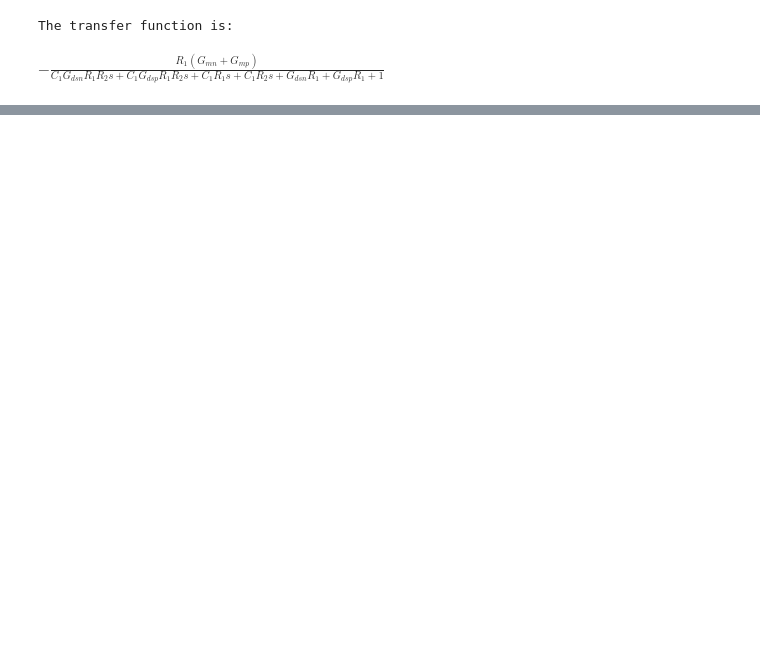
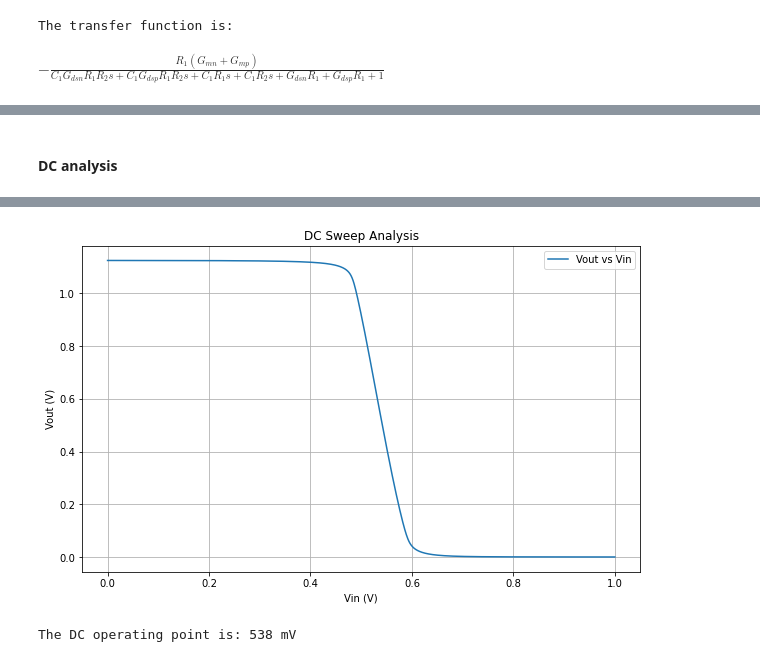
Before and after one commit to miguelcorrea0107/MA2_project, a Jupyter notebook: Amplifier_Inv/python_calc/inv_parameters.ipynb, the cells around one changed output, grey strips where cells are left out. Saved outputs shown, nothing was run; the diff lists cells and outputs as text; code cells hidden in the pictures; blank space fills up the shorter version.

```diff
--- a/Amplifier_Inv/python_calc/inv_parameters.ipynb
+++ b/Amplifier_Inv/python_calc/inv_parameters.ipynb
@@ -148,0 +311,23 @@ inoise =  8.44713660009947e-06
+# %% [markdown]
+#### DC analysis
+# %%
+filepath = '../netlist/tb_inv_sky130_a_DC.raw'
+
+# Load the LTSpice raw file
+lt = ltspice.Ltspice(filepath)
+lt.parse()
+
+# Get the data
+time = lt.get_time()
+vin = lt.get_data('V(in)')
+vout = lt.get_data('V(out)')
+
+plt.figure(figsize=(10, 6))
+plt.plot(vin, vout, label='Vout vs Vin')
+plt.title('DC Sweep Analysis')
+plt.xlabel('Vin (V)')
+plt.ylabel('Vout (V)')
+plt.grid(True)
+plt.legend()
+plt.show()
+# %% [output]
@@ -148,0 +335,7 @@ inoise =  8.44713660009947e-06
+[figure, added]
+# %%
+differences = np.abs(vin - vout)
+op_point = np.argmin(differences)    # in mV
+print(f"The DC operating point is: {op_point} mV")
+# %% [output]
+The DC operating point is: 538 mV
```
Also changed, not shown: parts of 51 cells of this notebook, 6 other files.
